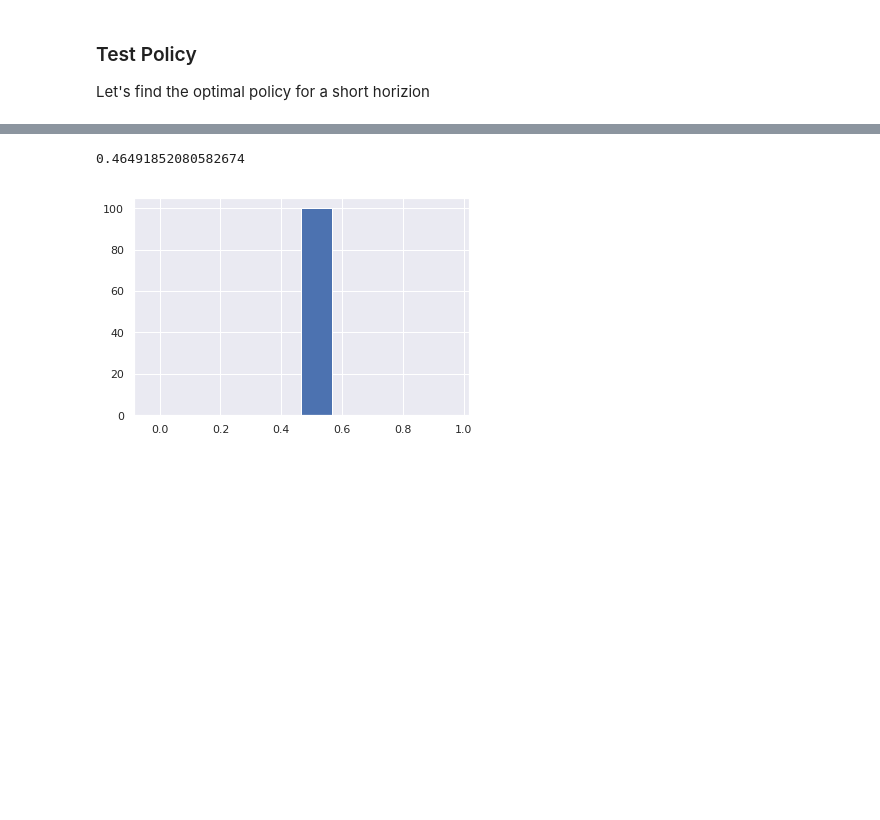
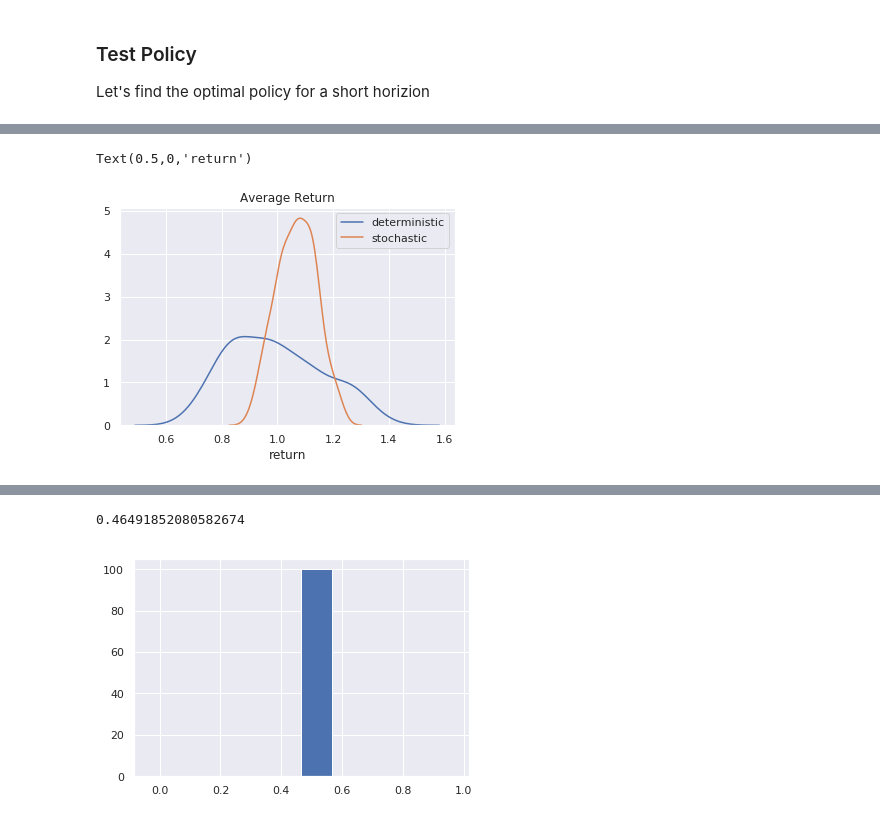
Before and after one commit to Rkeramati/cvar, a Jupyter notebook: hiv/Untitled.ipynb, the cells around one changed output, grey strips where cells are left out. Saved outputs shown, nothing was run; the diff lists cells and outputs as text; code cells hidden in the pictures; blank space fills up the shorter version.

```diff
--- a/hiv/Untitled.ipynb
+++ b/hiv/Untitled.ipynb
@@ -165,3 +169,11 @@ plt.plot(ret_mean)
+# %%
+sns.kdeplot(ret_mean, label='deterministic')
+sns.kdeplot(st_mean, label='stochastic')
+plt.title('Average Return')
+plt.xlabel('return')
+# %% [output]
+Text(0.5,0,'return')
+[figure, added]
 # %%
 sns.kdeplot(ret_pi)
 print(cv(ret_pi, args.alpha))
```
Also changed, not shown: parts of 6 cells of this notebook.
